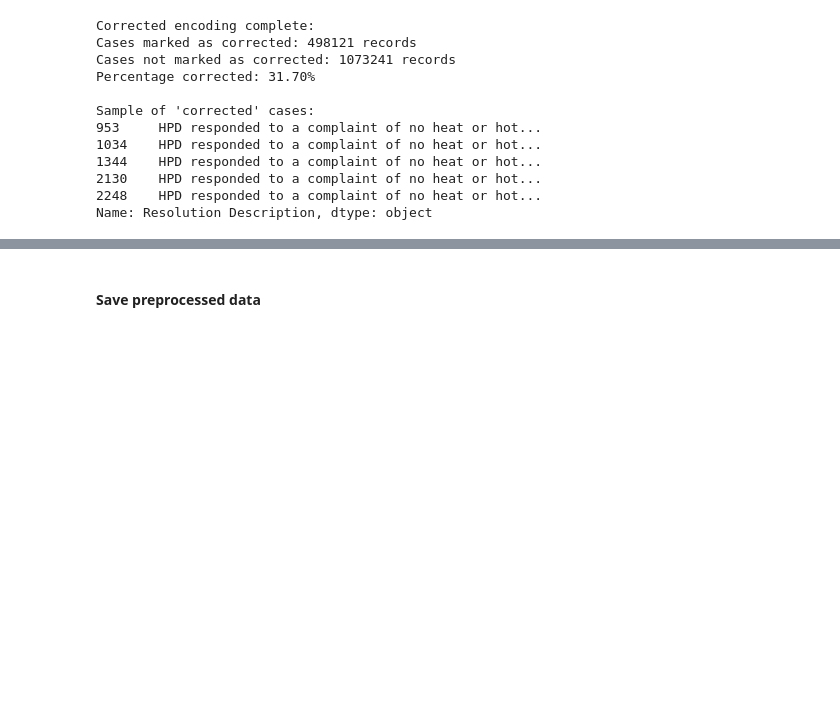
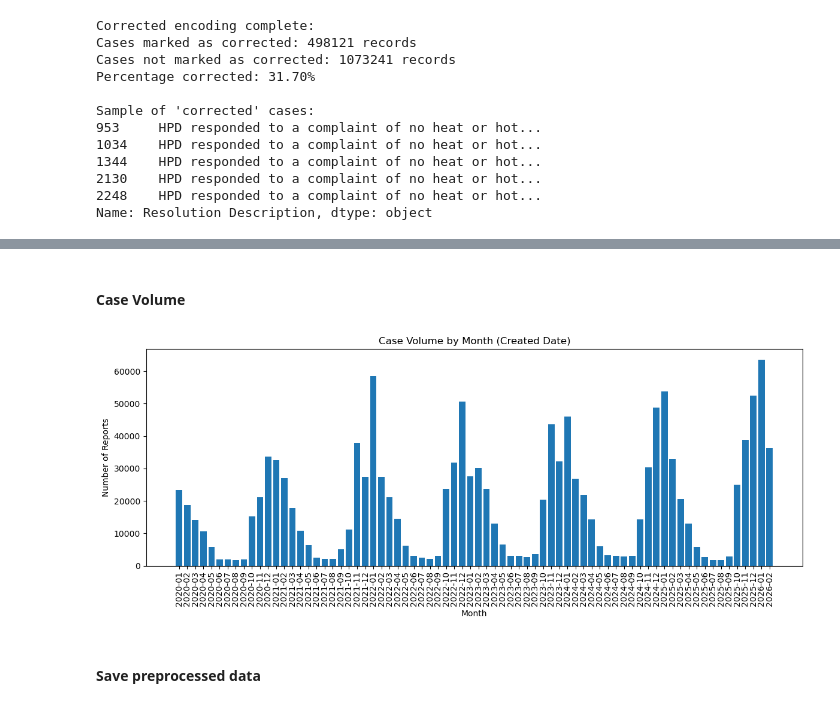
Before and after one commit to zpsheldon/rl-for-housing, a Jupyter notebook: preproc.ipynb, the cells around one changed output, grey strips where cells are left out. Saved outputs shown, nothing was run; the diff lists cells and outputs as text; code cells hidden in the pictures; blank space fills up the shorter version.

```diff
--- a/preproc.ipynb
+++ b/preproc.ipynb
@@ -354,0 +406,23 @@ Note: Categories may overlap - a single report can belong to multiple categories
+# %%
+# Drop rows with missing Closed Date
+proc_clean_data = proc_data.drop(index=np.where(proc_data["Closed Date"].isna())[0], inplace=False)
+
+# Define resolution flag columns
+resolution_flags = ['No_Access', 'Duplicate', 'Violation_Issued', 'No_Violation_Issued', 'Corrected']
+
+# Ensure the columns exist (guard for earlier workflow differences)
+missing_cols = [c for c in resolution_flags if c not in proc_clean_data.columns]
+if missing_cols:
+    raise KeyError(f"Missing expected resolution columns in proc_clean_data: {missing_cols}")
+
+# Create mask for rows with NO resolution (all flags == 0)
+no_resolution_mask = (proc_clean_data[resolution_flags].sum(axis=1) == 0)
+
+# Counts before and after
+before_count = len(proc_clean_data)
+proc_clean_data = proc_clean_data.loc[~no_resolution_mask].copy()
+after_count = len(proc_clean_data)
+
+print(f"Dropped {before_count - after_count:,} rows with no resolution. Remaining: {after_count:,} rows.")
+
+proc_clean_data
@@ -355,2 +475,22 @@ Note: Categories may overlap - a single report can belong to multiple categories
+# %% [markdown]
+#### Case Volume
+# %%
+# Plot case volume by month using Created Date
+proc_clean_data['Created Date'] = pd.to_datetime(proc_clean_data['Created Date'], errors='coerce')
+
+# Resample by month (end of month) and count reports
+monthly_counts = proc_clean_data.set_index('Created Date').resample('M').size()
+
+# Plot
+plt.figure(figsize=(12,5))
+plt.bar(monthly_counts.index.to_series().dt.strftime('%Y-%m'), monthly_counts.values, color='C0')
+plt.xlabel('Month')
+plt.ylabel('Number of Reports')
+plt.title('Case Volume by Month (Created Date)')
+plt.xticks(rotation=90)
+plt.tight_layout()
+plt.show()
+# %% [output]
+[figure, added]
 # %% [markdown]
 #### Save preprocessed data
```
Also changed, not shown: parts of 14 cells of this notebook, 2 other files.
